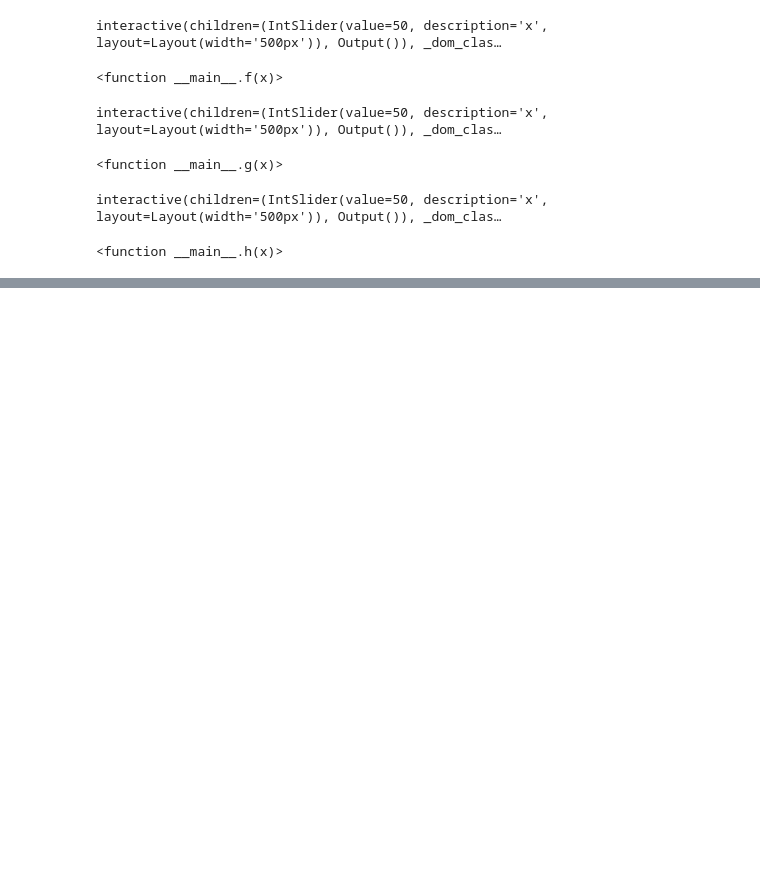
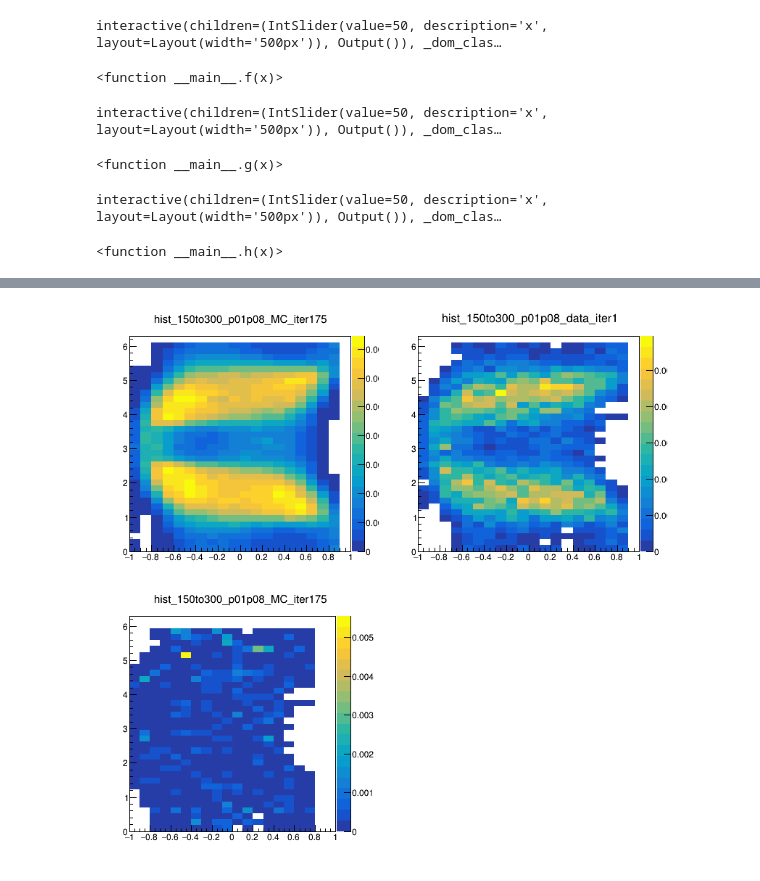
Before and after one commit to szymonharabasz/helicity, a Jupyter notebook: main.ipynb, the cells around one changed output, grey strips where cells are left out. Saved outputs shown, nothing was run; the diff lists cells and outputs as text; code cells hidden in the pictures; blank space fills up the shorter version.

Commit message:
Refactoring for easier plotting of ROOT histograms

```diff
--- a/main.ipynb
+++ b/main.ipynb
@@ -178,7 +178,7 @@ def objective(xx):
     return torch.stack([a for a in generator(xx)])
 # %%
 # -2 is the default value when no feasible has been found
-default_value = 1200
+default_value = 4000
 feasible_incumbents = torch.ones((num_repeats, num_queries)) * default_value
 
 for trial in range(num_repeats):
@@ -402,9 +398,0 @@ tensor([[ 0.0000e+00,  1.4517e-01, -3.9563e-01, -3.4861e-01,  1.5016e+03,  0.000
-# %%
-bestIndex = int(c[c[:,5]>0][0][0])
-can = TCanvas("can","can",800,400)
-can.Divide(2,1)
-can.Draw()
-can.cd(1)
-allHistsMC[bestIndex].Draw("COLZ")
-can.cd(2)
-histsData[0][3].Draw("COLZ")
@@ -414,8 +398,0 @@ Warning in <TCanvas::Constructor>: Deleting canvas with same name: can
-# %%
-can = TCanvas("can","can",800,400)
-can.Divide(2,1)
-can.Draw()
-can.cd(1)
-allHistsMC[50].Draw("COLZ")
-can.cd(2)
-histsData[0][3].Draw("COLZ")
@@ -424,0 +399,28 @@ Warning in <TCanvas::Constructor>: Deleting canvas with same name: can
+# %%
+gStyle.SetOptStat(0)
+
+def plotComparison(histMC, histData):
+    can = TCanvas("can","can",800,800)
+    can.Divide(2,2)
+    can.Draw()
+    can.cd(1)
+    histMC.Draw("COLZ")
+    can.cd(2)
+    histData.Draw("COLZ")
+    pad = can.cd(3)
+    pad.SetRightMargin(0.155)
+    pad = can.cd(3)
+    hdiff = diffHist(histMC, histData)
+    hdiff.Draw("COLZ")
+    can.Update()
+    palette = hdiff.GetListOfFunctions().FindObject("palette")
+    palette.SetX1NDC(0.85)
+    palette.SetX2NDC(0.9)
+    can.Modified()
+    can.Update()
+    return can, hdiff
+
+bestIndex = int(c[c[:,5]>0][0][0])
+
+can1, hdiff1 = plotComparison(allHistsMC[bestIndex], histsData[0][HIST_INDEX])
+# %% [output]
@@ -424,0 +428 @@ Warning in <TCanvas::Constructor>: Deleting canvas with same name: can
+[figure, added]
```
Also changed, not shown: parts of 12 cells of this notebook, 1 other file.
